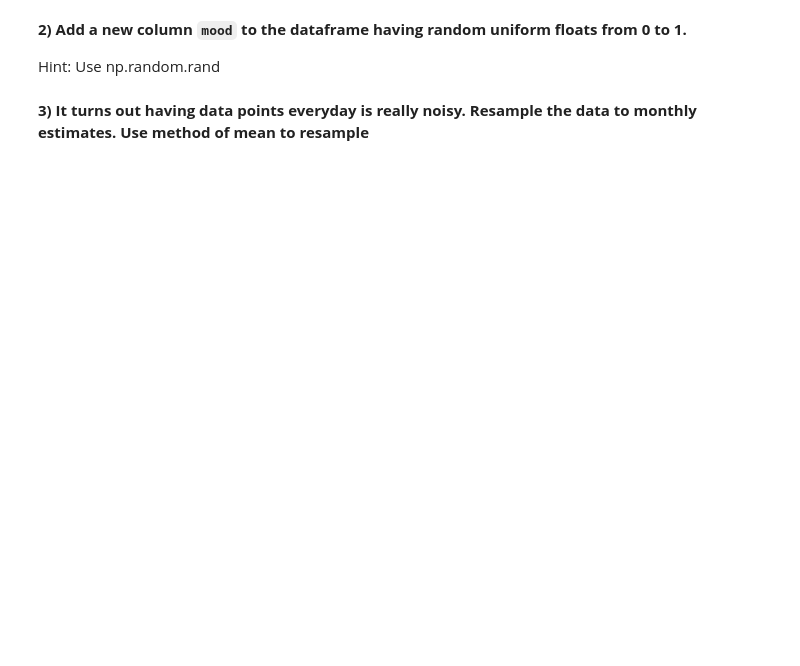
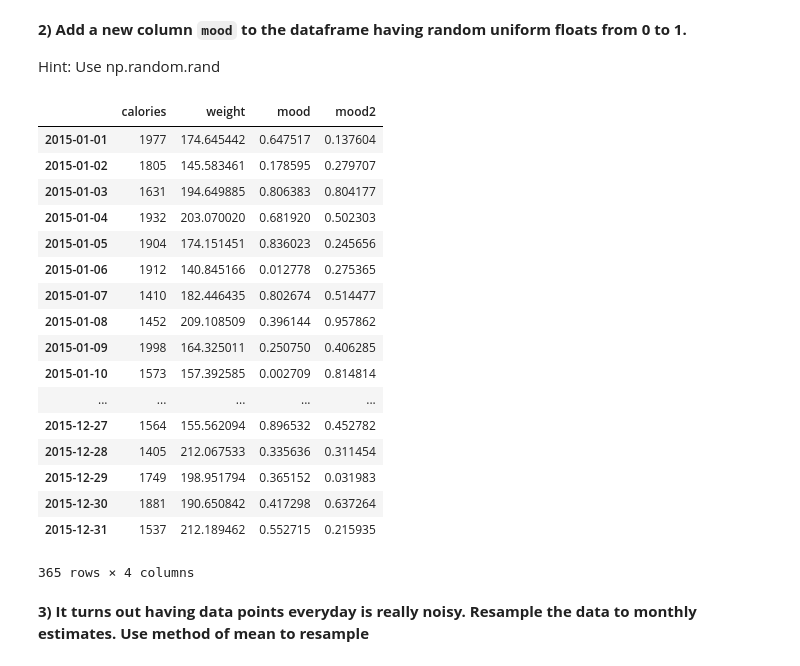
Before and after one commit to brianchandbound/ga-ds, a Jupyter notebook: 02_pandas/lab_02_03_pandas.ipynb, the cells around one changed output. Saved outputs shown, nothing was run; the diff lists cells and outputs as text; code cells hidden in the pictures; blank space fills up the shorter version.

```diff
--- a/02_pandas/lab_02_03_pandas.ipynb
+++ b/02_pandas/lab_02_03_pandas.ipynb
@@ -192,3 +259,10 @@ df = df.drop( pd.Timestamp('2015-01-01'), axis = 0)
 **1) Create a dataframe where the indexes are every day from 1/1/2015 to 12/31/2015 and the columns are `calories` and `weight`. Calories should be uniform random integers from 1400 to 2000. Weight should be random normal generated having mean 180 and variance 20.**
 
 Hint: Use np.random.randint and np.random.normal
+# %%
+dt_index = pd.date_range('2015-01-01','2015-12-31',freq='d')
+
+df = pd.DataFrame({'calories': np.random.randint(1400,2000,len(dt_index)),
+                   'weight' : np.random.normal(180,20,len(dt_index))},
+                 index = dt_index)
+df.head()
@@ -196,5 +277,27 @@ Hint: Use np.random.randint and np.random.normal
 **2) Add a new column `mood` to the dataframe having random uniform floats from 0 to 1.**
 
 Hint: Use np.random.rand
+# %%
+df['mood2'] = np.random.rand( len(dt_index) )
+df
+# %% [output]
+|  | calories | weight | mood | mood2 |
+| 2015-01-01 | 1977 | 174.645442 | 0.647517 | 0.137604 |
+| 2015-01-02 | 1805 | 145.583461 | 0.178595 | 0.279707 |
+| 2015-01-03 | 1631 | 194.649885 | 0.806383 | 0.804177 |
+| 2015-01-04 | 1932 | 203.070020 | 0.681920 | 0.502303 |
+| 2015-01-05 | 1904 | 174.151451 | 0.836023 | 0.245656 |
+| 2015-01-06 | 1912 | 140.845166 | 0.012778 | 0.275365 |
+| 2015-01-07 | 1410 | 182.446435 | 0.802674 | 0.514477 |
+| 2015-01-08 | 1452 | 209.108509 | 0.396144 | 0.957862 |
+| 2015-01-09 | 1998 | 164.325011 | 0.250750 | 0.406285 |
+| 2015-01-10 | 1573 | 157.392585 | 0.002709 | 0.814814 |
+| ... | ... | ... | ... | ... |
+| 2015-12-27 | 1564 | 155.562094 | 0.896532 | 0.452782 |
+| 2015-12-28 | 1405 | 212.067533 | 0.335636 | 0.311454 |
+| 2015-12-29 | 1749 | 198.951794 | 0.365152 | 0.031983 |
+| 2015-12-30 | 1881 | 190.650842 | 0.417298 | 0.637264 |
+| 2015-12-31 | 1537 | 212.189462 | 0.552715 | 0.215935 |
+365 rows × 4 columns
 # %% [markdown]
 **3) It turns out having data points everyday is really noisy. Resample the data to monthly estimates. Use method of mean to resample**
```
Also changed, not shown: parts of 12 cells of this notebook, 4 other files.
